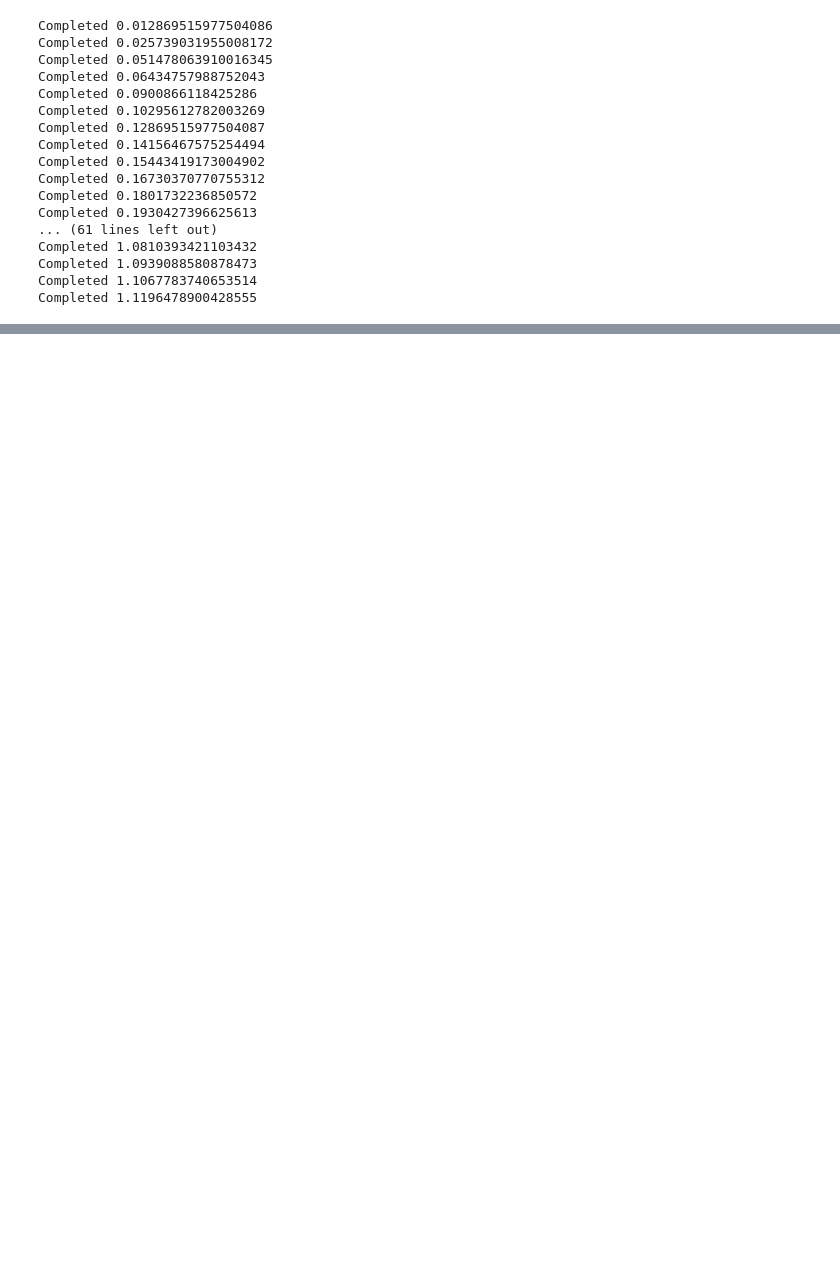
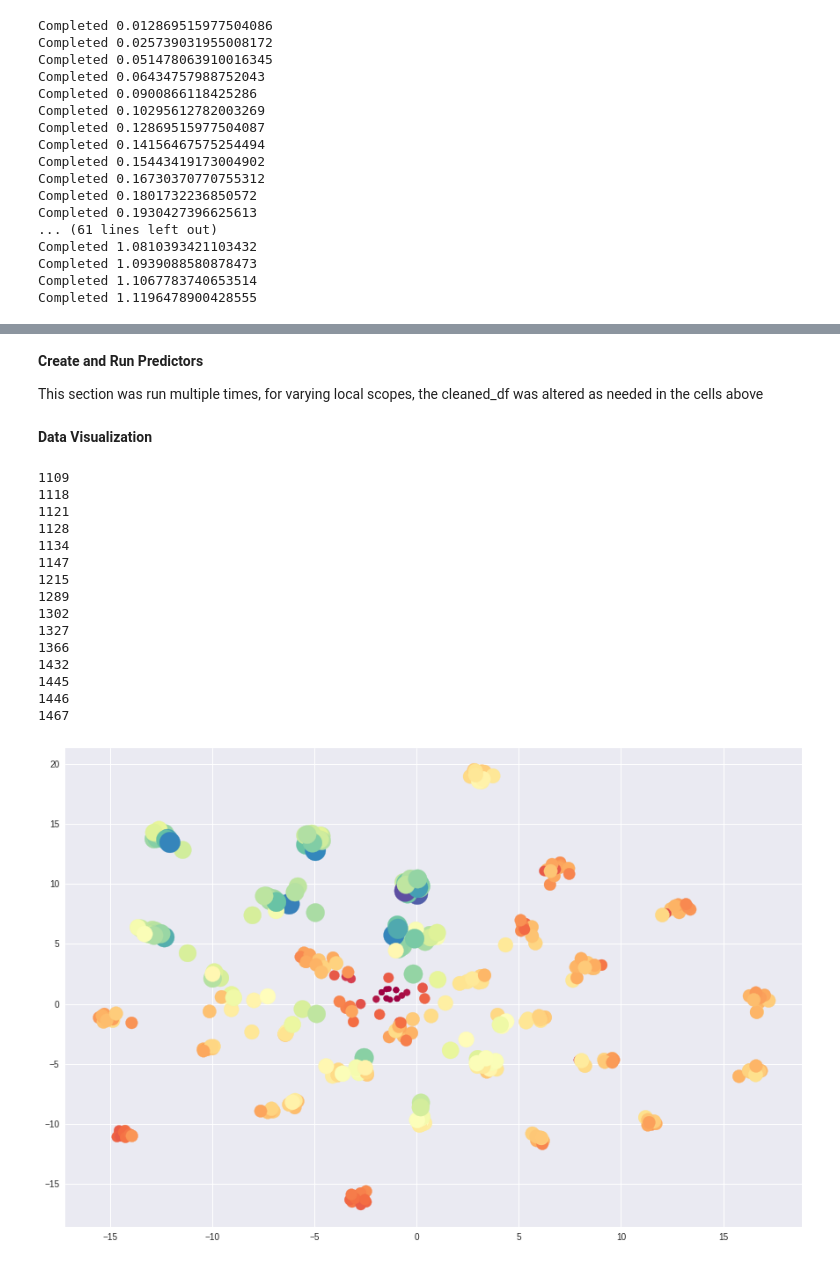
Before and after one commit to robertfmoore/march_madness, a Jupyter notebook: starting_point_march_madness.ipynb, the cells around one changed output, grey strips where cells are left out. Cells and saved outputs as stored; diff of their text form; code cells hidden in the pictures; blank space fills up the shorter version.

Commit message:
good copy for report link

```diff
--- a/starting_point_march_madness.ipynb
+++ b/starting_point_march_madness.ipynb
@@ -1025,0 +962,5 @@ submission_df.to_csv('submission.csv', index=False)
+# %% [markdown]
+**Create and Run Predictors**
+
+This section was run multiple times, for varying local scopes, the cleaned_df
+was altered as needed in the cells above
@@ -1025,0 +1034,39 @@ submission_df.to_csv('submission.csv', index=False)
+# %%
+# Hyperparameter Tuning, Random Search
+XG_param_dict = {'n_estimators': list(range(100,500,20)),
+                 'max_depth': list(range(5,30,20)),
+                 'learning_rate': np.logspace(-3,3,20),
+                 'booster': ['gbtree', 'gblinear']
+                }
+n_iter_search = 20
+XG_random_search = RandomizedSearchCV(XG, param_distributions=XG_param_dict, n_iter=n_iter_search, n_jobs = 3, verbose=3, cv=3, scoring='f1')
+
+
+print("\n ------------------ XGBoost ------------------\n")
+start = time()
+XG_random_search.fit(x, y.values.ravel())
+print("XGBoost RandomizedSearchCV took %.2f seconds for %d candidates"
+      " parameter settings." % ((time() - start), n_iter_search))
+report(XG_random_search.cv_results_, 1)
+# %%
+# Hyperparameter Tuning, Grid Search
+XG_param_grid = {'n_estimators': [100, 250, 500],
+                 'max_depth': [5,6,7],
+                 'learning_rate': [0.1,0.2,0.3,0.4,0.5],
+                 'booster': ['gbtree', 'gblinear']
+                }
+
+XG_grid_search = GridSearchCV(XG, param_grid=XG_param_grid, n_jobs=3, verbose=3, cv=3, scoring='f1')
+
+
+# Report Best Results
+
+
+print("\n ------------------ XGBoost ------------------\n")
+start = time()
+XG_grid_search.fit(x, y.values.ravel())
+print("XGBoost GridSearchCV took %.2f seconds for %d candidates"
+      " parameter settings." % ((time() - start), 54))
+report(XG_grid_search.cv_results_, 1)
+# %% [markdown]
+**Data Visualization**
@@ -1025,0 +1136,19 @@ submission_df.to_csv('submission.csv', index=False)
+# %%
+datavisualization(rs_df)
+# %% [output]
+1109
+1118
+1121
+1128
+1134
+1147
+1215
+1289
+1302
+1327
+1366
+1432
+1445
+1446
+1467
+[figure, added]
```
Also changed, not shown: parts of 72 cells of this notebook.
